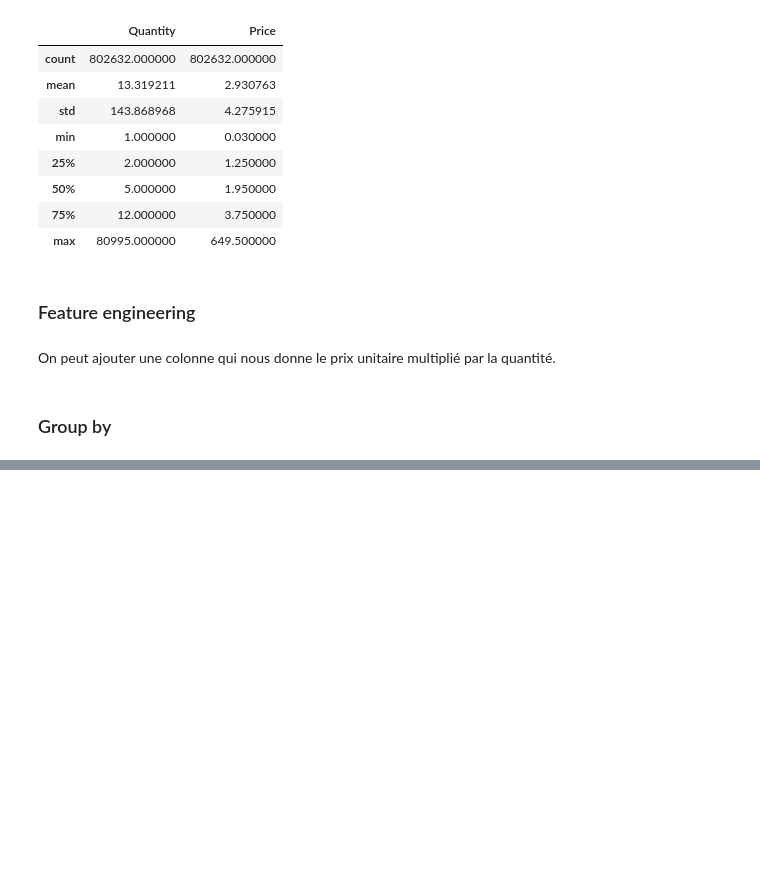
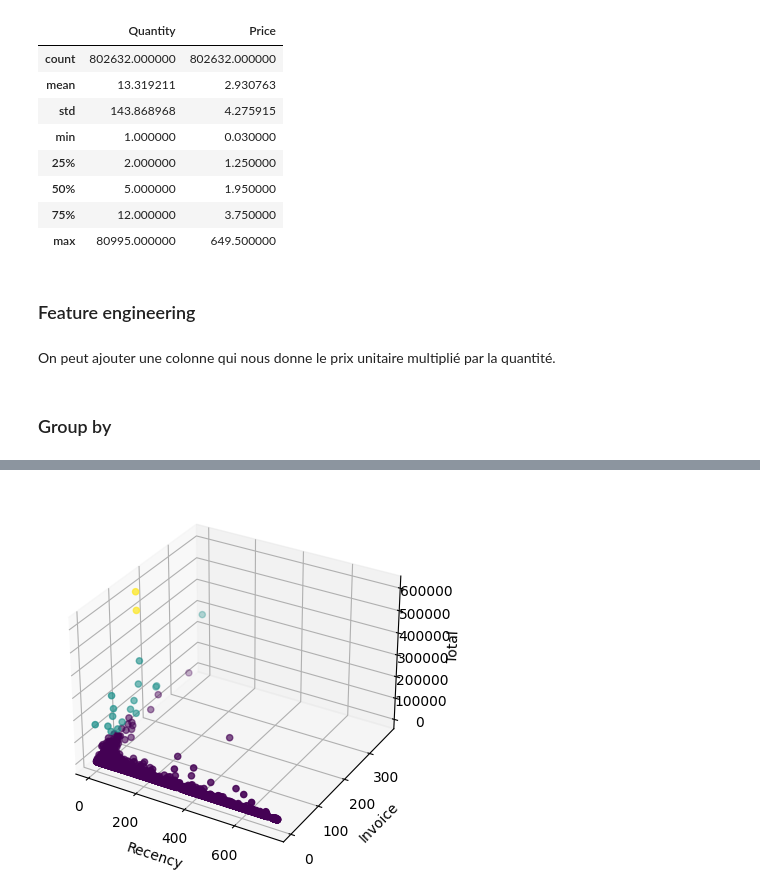
Before and after one commit to Manonp59/uk-retail, a Jupyter notebook: analyse.ipynb, the cells around one changed output, grey strips where cells are left out. Cells and saved outputs as stored; diff of their text form; code cells hidden in the pictures; blank space fills up the shorter version.

```diff
--- a/analyse.ipynb
+++ b/analyse.ipynb
@@ -194,0 +294,36 @@ df_rfm = df_ukretail.groupby('Customer ID').agg({'Invoice': 'nunique', 'InvoiceD
+# %%
+import pandas as pd
+import matplotlib.pyplot as plt
+from mpl_toolkits.mplot3d import Axes3D
+from sklearn.cluster import KMeans
+
+
+variables = ['Invoice', 'total','Recency']
+
+# Préparer les données et effectuer la normalisation
+X = df_rfm[variables]
+scaler = StandardScaler()
+X_scaled = scaler.fit_transform(X)
+
+# Appliquer K-means pour obtenir les clusters
+kmeans = KMeans(n_clusters=3, random_state=42)
+kmeans.fit(X)
+
+# Obtenir les labels des clusters
+labels = kmeans.labels_
+
+# Créer une figure en 3D
+fig = plt.figure()
+ax = fig.add_subplot(111, projection='3d')
+
+# Tracer les points de données avec les couleurs des clusters
+ax.scatter(X['Recency'], X['Invoice'], X['total'], c=labels, cmap='viridis')
+
+# Ajouter des labels aux axes
+ax.set_xlabel('Recency')
+ax.set_ylabel('Invoice')
+ax.set_zlabel('Total')
+
+# Afficher la figure
+plt.show()
+# %% [output]
@@ -194,0 +331 @@ df_rfm = df_ukretail.groupby('Customer ID').agg({'Invoice': 'nunique', 'InvoiceD
+[figure, added]
```
Also changed, not shown: parts of 6 cells of this notebook.
